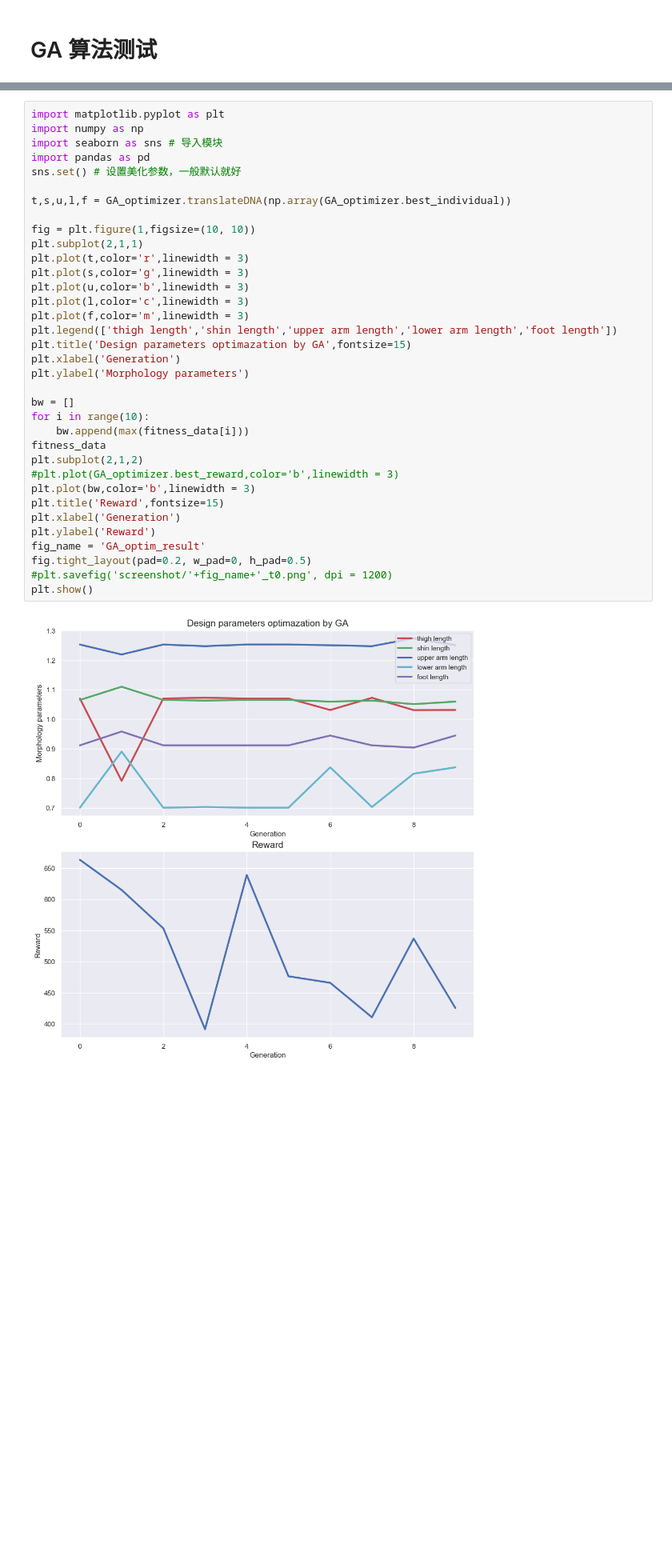
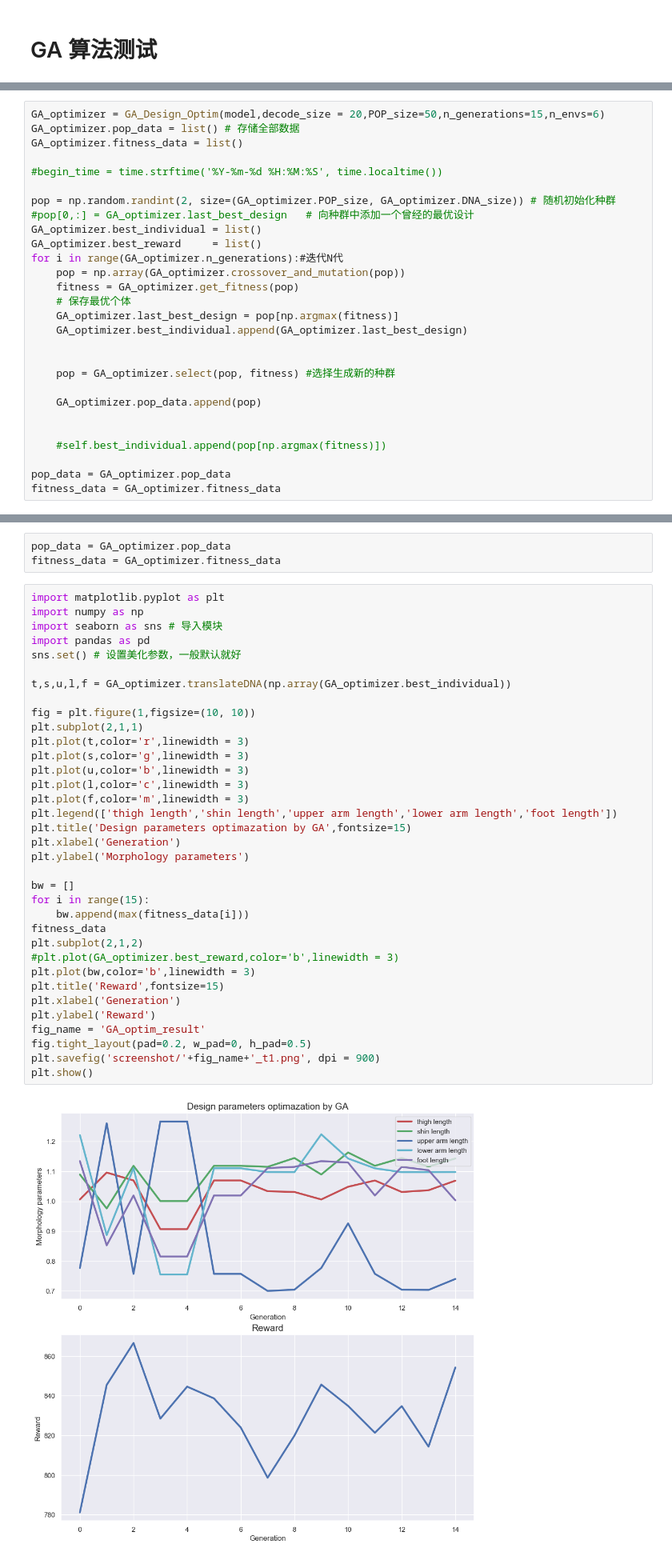
Before and after one commit to EASYMMMM/gym_RE, a Jupyter notebook: GA_TEST.ipynb, the cells around one changed output, grey strips where cells are left out. Shown at 80% size. Drawn from its saved outputs; the diff is of its cells as text; blank space fills up the shorter version.

```diff
--- a/GA_TEST.ipynb
+++ b/GA_TEST.ipynb
@@ -173,3 +173,31 @@ fitness_data = GA_optimizer.fitness_data
 5
 2
 num: 49
+# %%
+GA_optimizer = GA_Design_Optim(model,decode_size = 20,POP_size=50,n_generations=15,n_envs=6)
+GA_optimizer.pop_data = list() # 存储全部数据
+GA_optimizer.fitness_data = list()
+
+#begin_time = time.strftime('%Y-%m-%d %H:%M:%S', time.localtime())
+
+pop = np.random.randint(2, size=(GA_optimizer.POP_size, GA_optimizer.DNA_size)) # 随机初始化种群
+#pop[0,:] = GA_optimizer.last_best_design   # 向种群中添加一个曾经的最优设计
+GA_optimizer.best_individual = list()
+GA_optimizer.best_reward     = list()
+for i in range(GA_optimizer.n_generations):#迭代N代
+    pop = np.array(GA_optimizer.crossover_and_mutation(pop))
+    fitness = GA_optimizer.get_fitness(pop)
+    # 保存最优个体
+    GA_optimizer.last_best_design = pop[np.argmax(fitness)]
+    GA_optimizer.best_individual.append(GA_optimizer.last_best_design)
+
+
+    pop = GA_optimizer.select(pop, fitness) #选择生成新的种群
+
+    GA_optimizer.pop_data.append(pop)
+
+
+    #self.best_individual.append(pop[np.argmax(fitness)])
+
+pop_data = GA_optimizer.pop_data
+fitness_data = GA_optimizer.fitness_data
@@ -176,3 +223,6 @@ num: 49
+# %%
+pop_data = GA_optimizer.pop_data
+fitness_data = GA_optimizer.fitness_data
 # %%
 import matplotlib.pyplot as plt
 import numpy as np
@@ -180,36 +230,36 @@ import seaborn as sns # 导入模块
 import pandas as pd
 sns.set() # 设置美化参数，一般默认就好
 
 t,s,u,l,f = GA_optimizer.translateDNA(np.array(GA_optimizer.best_individual))
 
 fig = plt.figure(1,figsize=(10, 10))
 plt.subplot(2,1,1)
 plt.plot(t,color='r',linewidth = 3)
 plt.plot(s,color='g',linewidth = 3)
 plt.plot(u,color='b',linewidth = 3)
 plt.plot(l,color='c',linewidth = 3)
 plt.plot(f,color='m',linewidth = 3)
 plt.legend(['thigh length','shin length','upper arm length','lower arm length','foot length'])
 plt.title('Design parameters optimazation by GA',fontsize=15)
 plt.xlabel('Generation')
 plt.ylabel('Morphology parameters')
 
 bw = []
-for i in range(10):
+for i in range(15):
     bw.append(max(fitness_data[i]))
 fitness_data
 plt.subplot(2,1,2)
 #plt.plot(GA_optimizer.best_reward,color='b',linewidth = 3)
 plt.plot(bw,color='b',linewidth = 3)
 plt.title('Reward',fontsize=15)
 plt.xlabel('Generation')
 plt.ylabel('Reward')
 fig_name = 'GA_optim_result'
 fig.tight_layout(pad=0.2, w_pad=0, h_pad=0.5)
-#plt.savefig('screenshot/'+fig_name+'_t0.png', dpi = 1200)
+plt.savefig('screenshot/'+fig_name+'_t1.png', dpi = 900)
 plt.show()
 # %% [output]
-[figure, old version]
+[figure, new version]
 # %%
 pop = np.random.randint(2, size=(GA_optimizer.POP_size, GA_optimizer.DNA_size)) # 随机初始化种群
 # %% [markdown]
```
Also changed, not shown: parts of 2 cells of this notebook, 3 other files.
